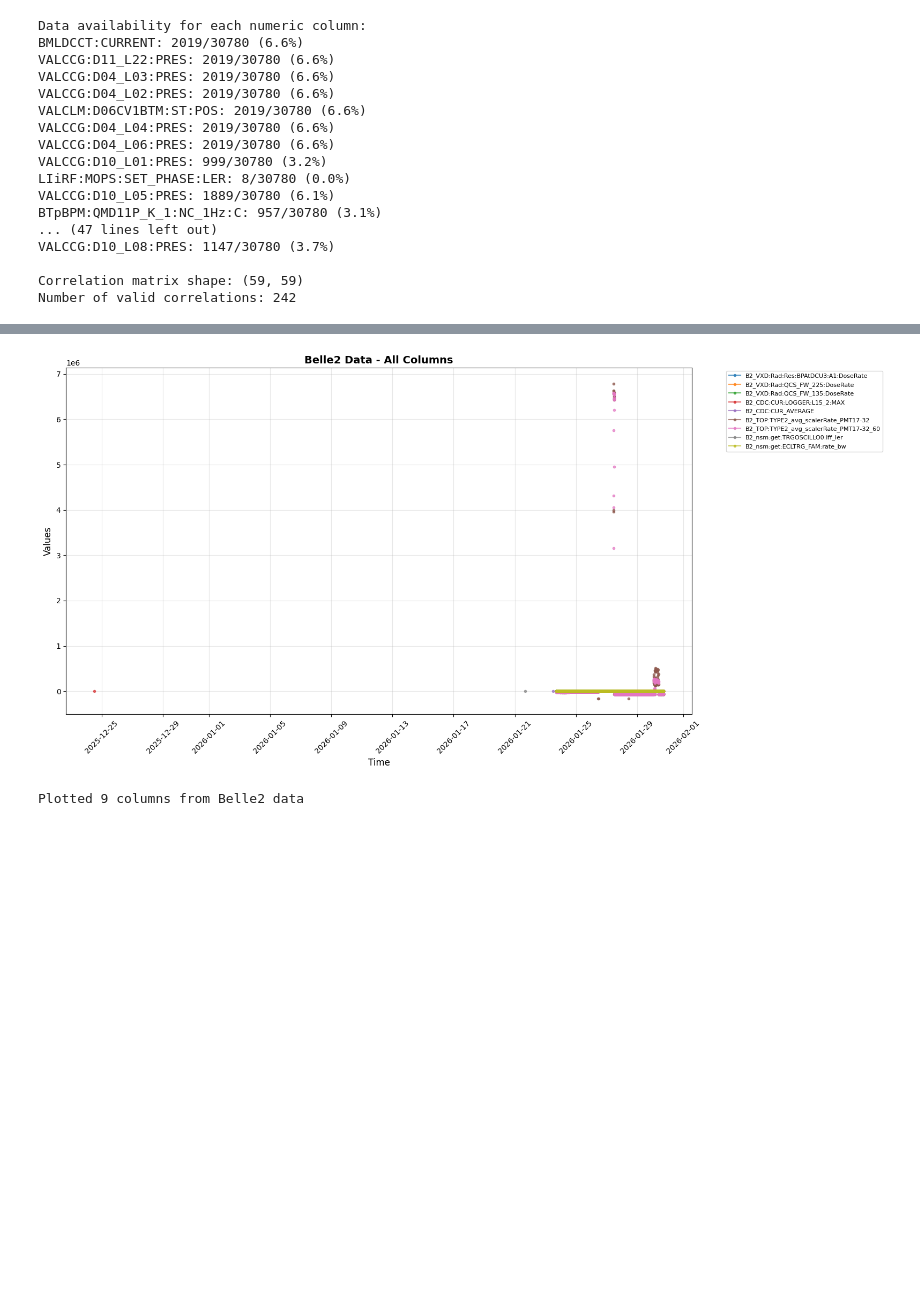
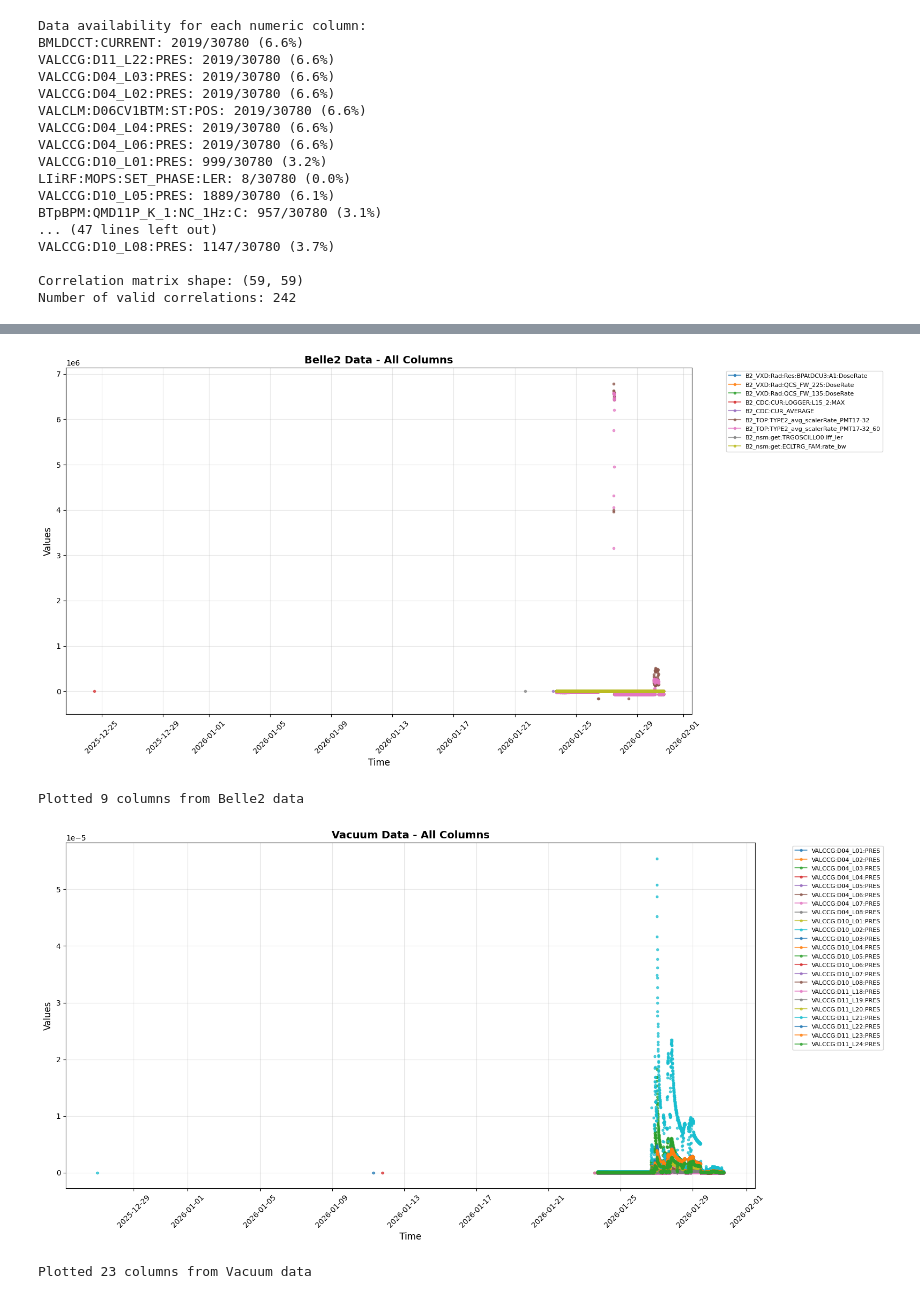
Before and after one commit to xylulu/SBL_code, a Jupyter notebook: multi_plot.ipynb, the cells around one changed output, grey strips where cells are left out. Drawn from its saved outputs; the diff is of its cells as text; code cells hidden in the pictures; blank space fills up the shorter version.

```diff
--- a/multi_plot.ipynb
+++ b/multi_plot.ipynb
@@ -315,25 +274,50 @@ Plotted 19 columns from ACC data
 # %%
 # Plot all Belle2 data columns together
 fig, ax = plt.subplots(figsize=(16, 8))
 
 # Get all numeric columns (exclude Timestamp)
 belle2_numeric_cols = belle2_df.select_dtypes(include=[np.number]).columns.tolist()
 
 # Plot each column
 for col in belle2_numeric_cols:
     ax.plot(belle2_df['Timestamp'], belle2_df[col], label=col, marker='o', markersize=3, alpha=0.7)
 
 ax.set_xlabel('Time', fontsize=12)
 ax.set_ylabel('Values', fontsize=12)
 ax.set_title('Belle2 Data - All Columns', fontsize=14, fontweight='bold')
 ax.legend(bbox_to_anchor=(1.05, 1), loc='upper left', fontsize=8)
 ax.grid(True, alpha=0.3)
+ax.set_xlim(pd.Timestamp(START_DATE), pd.Timestamp(END_DATE) + pd.Timedelta(days=1))
 plt.xticks(rotation=45)
 plt.tight_layout()
 plt.show()
 
 print(f"Plotted {len(belle2_numeric_cols)} columns from Belle2 data")
+
+# Plot all Vacuum data columns together
+fig, ax = plt.subplots(figsize=(16, 8))
+
+# Get all numeric columns (exclude Timestamp)
+vacuum_numeric_cols = vacuum_df.select_dtypes(include=[np.number]).columns.tolist()
+
+# Plot each column
+for col in vacuum_numeric_cols:
+    ax.plot(vacuum_df['Timestamp'], vacuum_df[col], label=col, marker='o', markersize=3, alpha=0.7)
+
+ax.set_xlabel('Time', fontsize=12)
+ax.set_ylabel('Values', fontsize=12)
+ax.set_title('Vacuum Data - All Columns', fontsize=14, fontweight='bold')
+ax.legend(bbox_to_anchor=(1.05, 1), loc='upper left', fontsize=8)
+ax.grid(True, alpha=0.3)
+ax.set_xlim(pd.Timestamp(START_DATE), pd.Timestamp(END_DATE) + pd.Timedelta(days=1))
+plt.xticks(rotation=45)
+plt.tight_layout()
+plt.show()
+
+print(f"Plotted {len(vacuum_numeric_cols)} columns from Vacuum data")
 # %% [output]
 [figure]
 Plotted 9 columns from Belle2 data
+[figure, added]
+Plotted 23 columns from Vacuum data
 # %%
```
Also changed, not shown: parts of 8 cells of this notebook.
